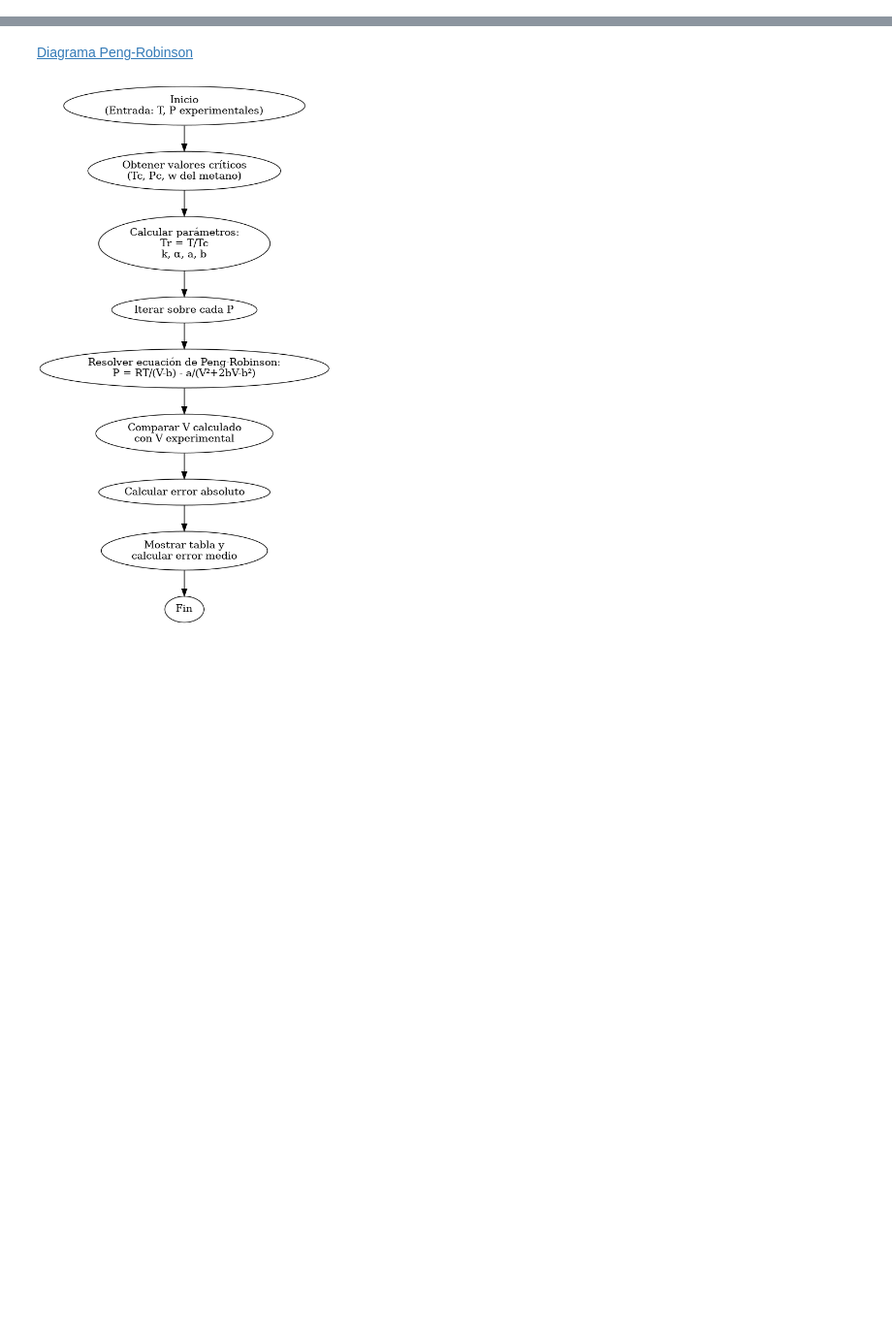
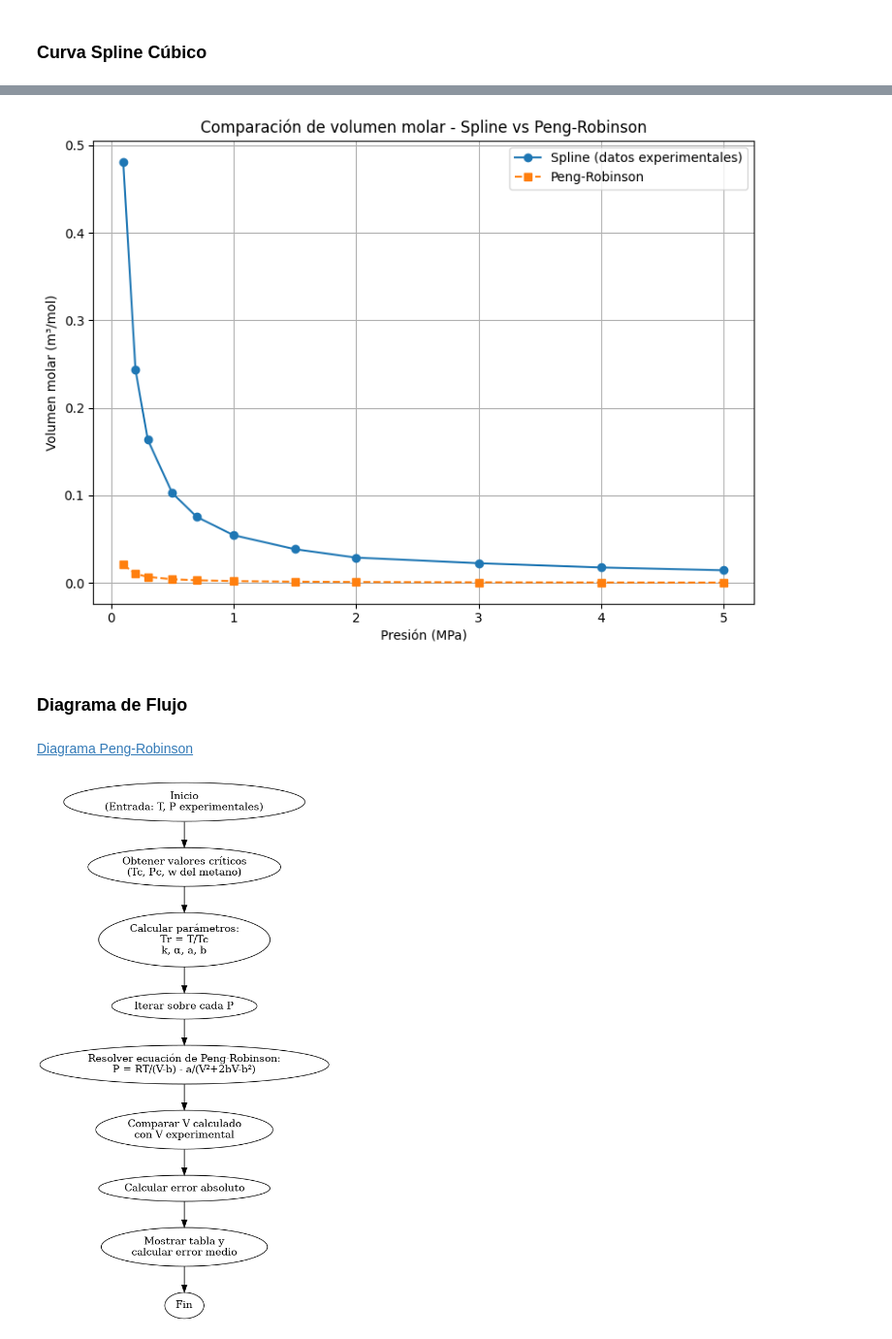
Before and after one commit to AlvaroSantamariaAnton/Caso_practico_1, a Jupyter notebook: Caso_practico_1.ipynb, the cells around one changed output, grey strips where cells are left out. Shown at 97% size. Saved outputs shown, nothing was run; the diff lists cells and outputs as text; code cells hidden in the pictures; blank space fills up the shorter version.

```diff
--- a/Caso_practico_1.ipynb
+++ b/Caso_practico_1.ipynb
@@ -259,0 +392,77 @@ Error medio absoluto: 0.002456 m³/kg
+# %% [markdown]
+### Curva Spline Cúbico
+# %%
+import numpy as np
+import matplotlib.pyplot as plt
+from scipy.interpolate import CubicSpline
+from scipy.optimize import fsolve
+import pandas as pd
+
+# Constantes
+R = 8.314  # J/(mol·K)
+Tc = 190.56  # K
+Pc = 4.59e6  # Pa
+w = 0.011
+T = 250  # K
+M_metano = 0.01604  # kg/mol
+
+# Datos para T = 250 K
+P_MPa = np.array([0.1, 0.2, 0.3, 0.5, 0.7, 1.0, 1.5, 2.0, 3.0, 4.0, 5.0])  # MPa
+P = P_MPa * 1e6  # Convertir a Pa
+V_esp_m3kg = np.array([30.0, 15.2, 10.2, 6.4, 4.7, 3.4, 2.4, 1.8, 1.4, 1.1, 0.9])  # m³/kg
+V = V_esp_m3kg * M_metano  # m³/mol
+
+# Crear spline cúbico
+cs = CubicSpline(P, V, bc_type='natural')
+
+# Parámetros de la ecuación de Peng-Robinson
+Tr = T / Tc
+k = 0.37 + 1.5 * w - 0.26 * w**2
+alpha = (1 + k * (1 - np.sqrt(T / Tc)))**2
+a = 0.45724 * (R**2 * Tc**2 / Pc) * alpha
+b = 0.07780 * R * Tc / Pc
+
+# Función de Peng-Robinson
+def PR_eq(V, P):
+    return R * T / (V - b) - a / (V**2 + 2 * b * V - b**2) - P
+
+# Resolver para cada P usando fsolve
+V_sol = []
+errors = []
+
+for p_i in P:
+    V_init = cs(p_i)  # Valor inicial desde spline
+    V_pr = fsolve(PR_eq, V_init, args=(p_i))[0]
+    V_spline = cs(p_i)
+    error = abs(V_pr - V_spline)
+    V_sol.append(V_pr)
+    errors.append(error)
+
+# Crear DataFrame con resultados
+df = pd.DataFrame({
+    "P (MPa)": P_MPa,
+    "V spline (m³/mol)": cs(P),
+    "V PR (m³/mol)": V_sol,
+    "Error absoluto (m³/mol)": errors
+})
+print(df)
+
+# Calcular errores resumen
+mean_error = np.mean(errors)
+max_error = np.max(errors)
+
+print(f"\nError absoluto máximo: {max_error:.6f} m³/mol")
+print(f"Error absoluto medio: {mean_error:.6f} m³/mol")
+
+# Graficar resultados
+plt.figure(figsize=(8, 6))
+plt.plot(P_MPa, cs(P), 'o-', label='Spline (datos experimentales)')
+plt.plot(P_MPa, V_sol, 's--', label='Peng-Robinson')
+plt.xlabel('Presión (MPa)')
+plt.ylabel('Volumen molar (m³/mol)')
+plt.title('Comparación de volumen molar - Spline vs Peng-Robinson')
+plt.legend()
+plt.grid(True)
+plt.tight_layout()
+plt.show()
+# %% [output]
@@ -260,3 +484,6 @@ Error medio absoluto: 0.002456 m³/kg
+[figure, added]
+# %% [markdown]
+### Diagrama de Flujo
 # %% [markdown]
 [Diagrama Peng-Robinson](diagrama_peng_robinson.png)
 # %%
```
Also changed, not shown: parts of 17 cells of this notebook, 1 other file.
